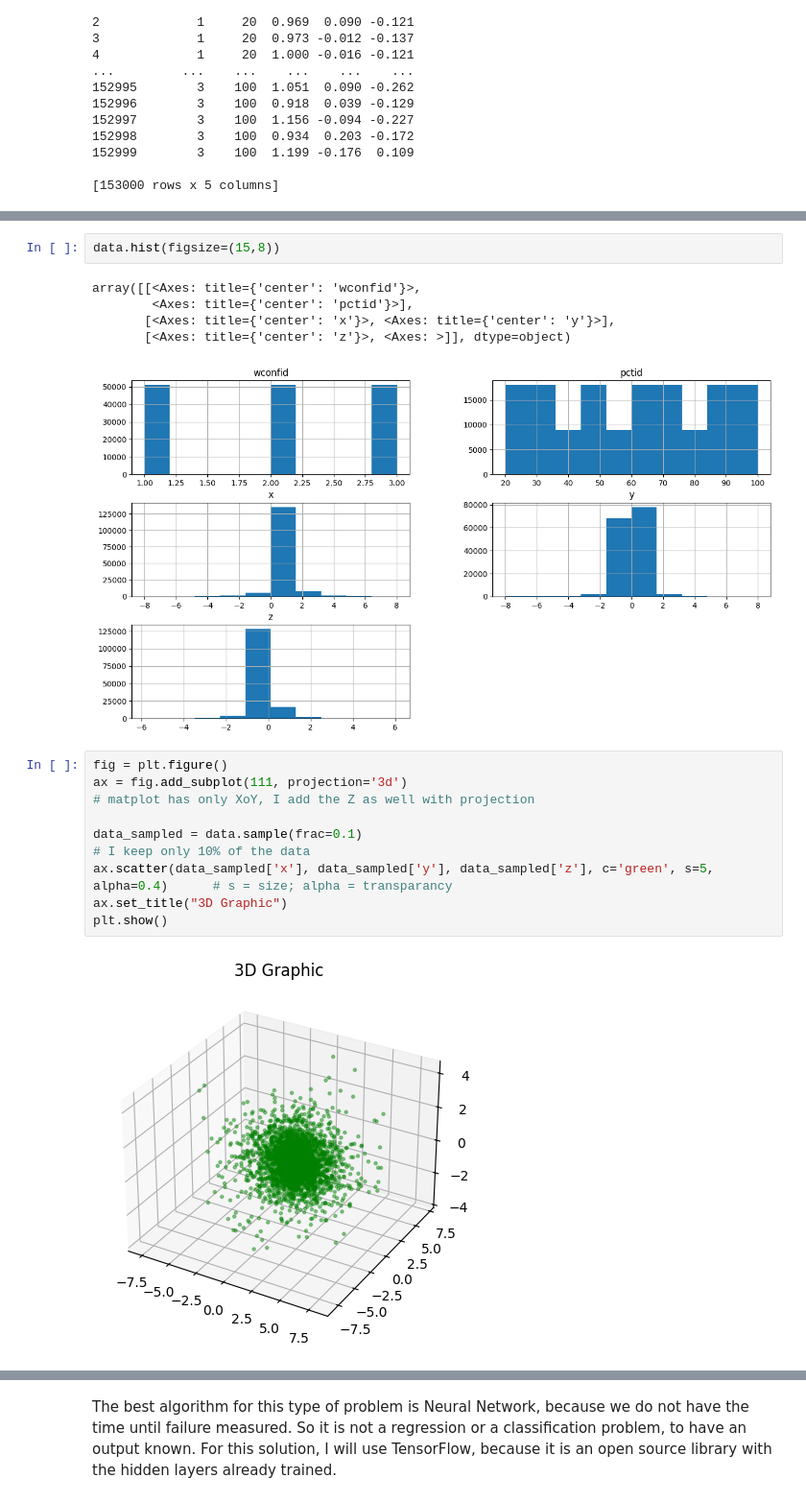
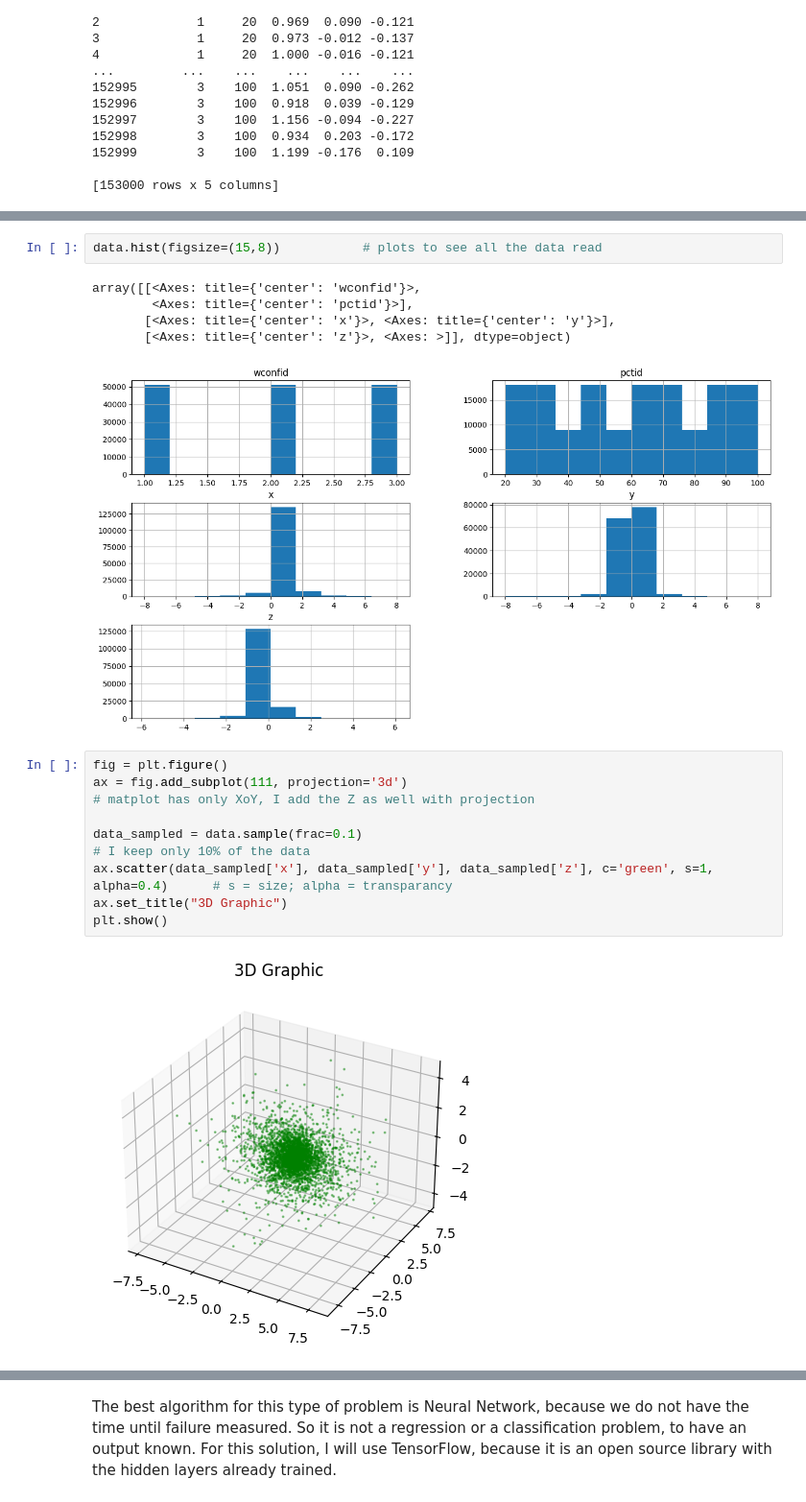
Before and after one commit to viktorthewinner/Engine_Wear_and_FailTime_Predictions, a Jupyter notebook: main.ipynb, the cells around one changed output, grey strips where cells are left out. Shown at 96% size. Cells and saved outputs as stored; diff of their text form.

```diff
--- a/main.ipynb
+++ b/main.ipynb
@@ -52,5 +52,5 @@ memory usage: 5.8 MB
 # %%
-data.hist(figsize=(15,8))
+data.hist(figsize=(15,8))           # plots to see all the data read
 # %% [output]
 array([[<Axes: title={'center': 'wconfid'}>,
         <Axes: title={'center': 'pctid'}>],
@@ -60,13 +60,13 @@ array([[<Axes: title={'center': 'wconfid'}>,
 # %%
 fig = plt.figure()
 ax = fig.add_subplot(111, projection='3d')                                                          # matplot has only XoY, I add the Z as well with projection
 
 data_sampled = data.sample(frac=0.1)                                                                # I keep only 10% of the data
-ax.scatter(data_sampled['x'], data_sampled['y'], data_sampled['z'], c='green', s=5, alpha=0.4)      # s = size; alpha = transparancy
+ax.scatter(data_sampled['x'], data_sampled['y'], data_sampled['z'], c='green', s=1, alpha=0.4)      # s = size; alpha = transparancy
 ax.set_title("3D Graphic")
 plt.show()
 # %% [output]
-[figure, old version]
+[figure, new version]
 # %%
 data['vibration'] = np.sqrt(data['x']**2 + data['y']**2 + data['z']**2)                                                                     # formula for calculating vibrations
 
```
Also changed, not shown: parts of 16 cells of this notebook, 1 other file.
